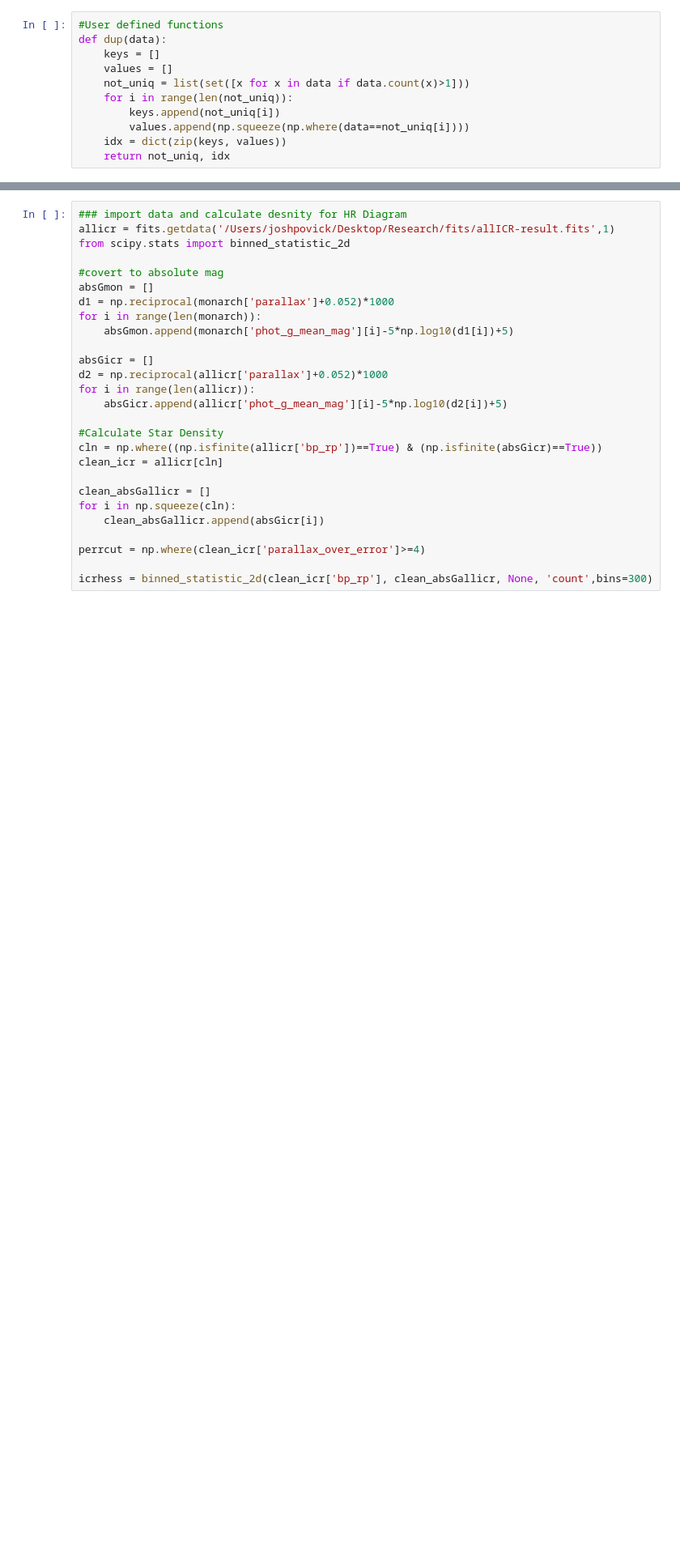
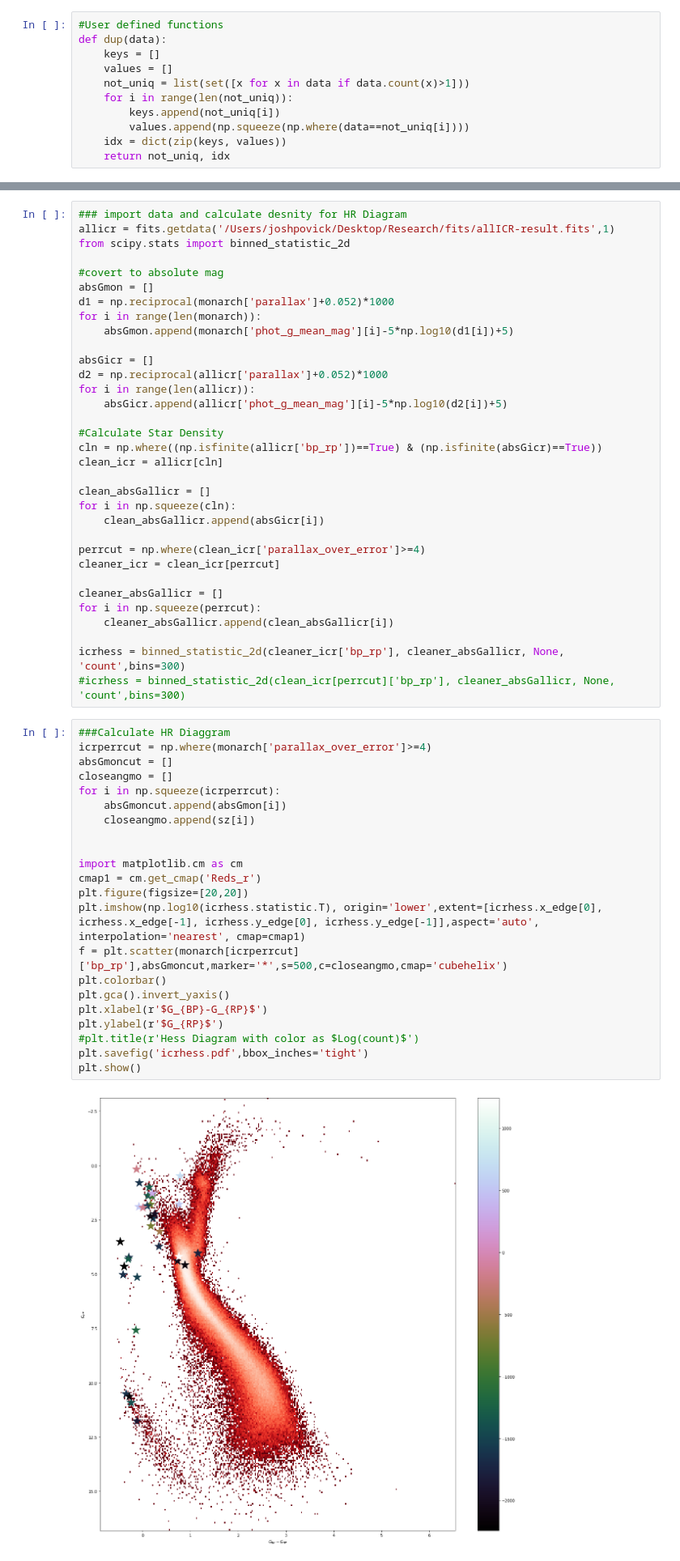
Before and after one commit to JoshuaPovick/MS_young, a Jupyter notebook: find_moving_groups.ipynb, the cells around one changed output, grey strips where cells are left out. Shown: that part at 81% size. Cells and saved outputs as stored; diff of their text form; blank space fills up the shorter version.

```diff
--- a/find_moving_groups.ipynb
+++ b/find_moving_groups.ipynb
@@ -322,5 +352,35 @@ for i in np.squeeze(cln):
     clean_absGallicr.append(absGicr[i])
 
 perrcut = np.where(clean_icr['parallax_over_error']>=4)
+cleaner_icr = clean_icr[perrcut]
 
-icrhess = binned_statistic_2d(clean_icr['bp_rp'], clean_absGallicr, None, 'count',bins=300)
+cleaner_absGallicr = []
+for i in np.squeeze(perrcut):
+    cleaner_absGallicr.append(clean_absGallicr[i])
+
+icrhess = binned_statistic_2d(cleaner_icr['bp_rp'], cleaner_absGallicr, None, 'count',bins=300)
+#icrhess = binned_statistic_2d(clean_icr[perrcut]['bp_rp'], cleaner_absGallicr, None, 'count',bins=300)
+# %%
+###Calculate HR Diaggram
+icrperrcut = np.where(monarch['parallax_over_error']>=4)
+absGmoncut = []
+closeangmo = []
+for i in np.squeeze(icrperrcut):
+    absGmoncut.append(absGmon[i])
+    closeangmo.append(sz[i])
+
+
+import matplotlib.cm as cm
+cmap1 = cm.get_cmap('Reds_r')
+plt.figure(figsize=[20,20])
+plt.imshow(np.log10(icrhess.statistic.T), origin='lower',extent=[icrhess.x_edge[0], icrhess.x_edge[-1], icrhess.y_edge[0], icrhess.y_edge[-1]],aspect='auto', interpolation='nearest', cmap=cmap1)
+f = plt.scatter(monarch[icrperrcut]['bp_rp'],absGmoncut,marker='*',s=500,c=closeangmo,cmap='cubehelix')
+plt.colorbar()
+plt.gca().invert_yaxis()
+plt.xlabel(r'$G_{BP}-G_{RP}$')
+plt.ylabel(r'$G_{RP}$')
+#plt.title(r'Hess Diagram with color as $Log(count)$')
+plt.savefig('icrhess.pdf',bbox_inches='tight')
+plt.show()
+# %% [output]
+[figure, added]
```
Also changed, not shown: parts of 19 cells of this notebook.
